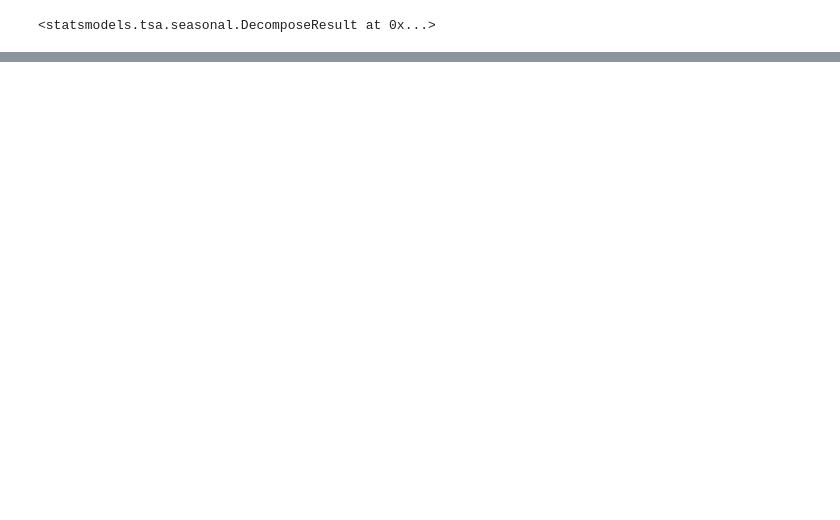
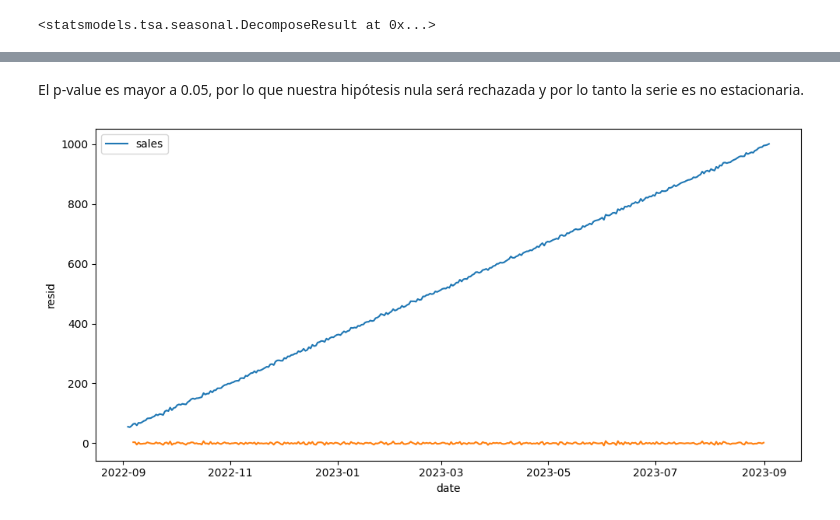
Before and after one commit to Lsiniestro/time-series, a Jupyter notebook: src/explore.ipynb, the cells around one changed output, grey strips where cells are left out. Cells and saved outputs as stored; diff of their text form; code cells hidden in the pictures; blank space fills up the shorter version.

```diff
--- a/src/explore.ipynb
+++ b/src/explore.ipynb
@@ -71,0 +122,15 @@ decomposition
+# %% [markdown]
+El p-value es mayor a 0.05, por lo que nuestra hipótesis nula será rechazada y por lo tanto la serie es no estacionaria.
+# %%
+residual = decomposition.resid
+
+fig, axis = plt.subplots(figsize = (10, 5))
+
+sns.lineplot(data = df)
+sns.lineplot(data = residual)
+
+plt.tight_layout()
+
+plt.show()
+# %% [output]
+[figure, added]
```
Also changed, not shown: parts of 13 cells of this notebook.
